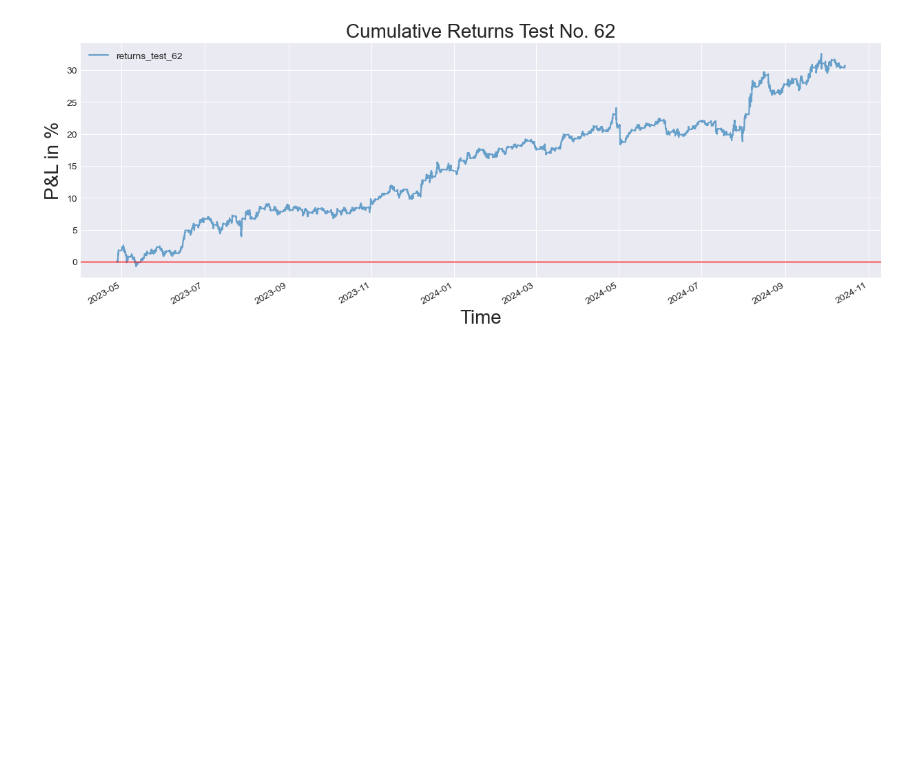
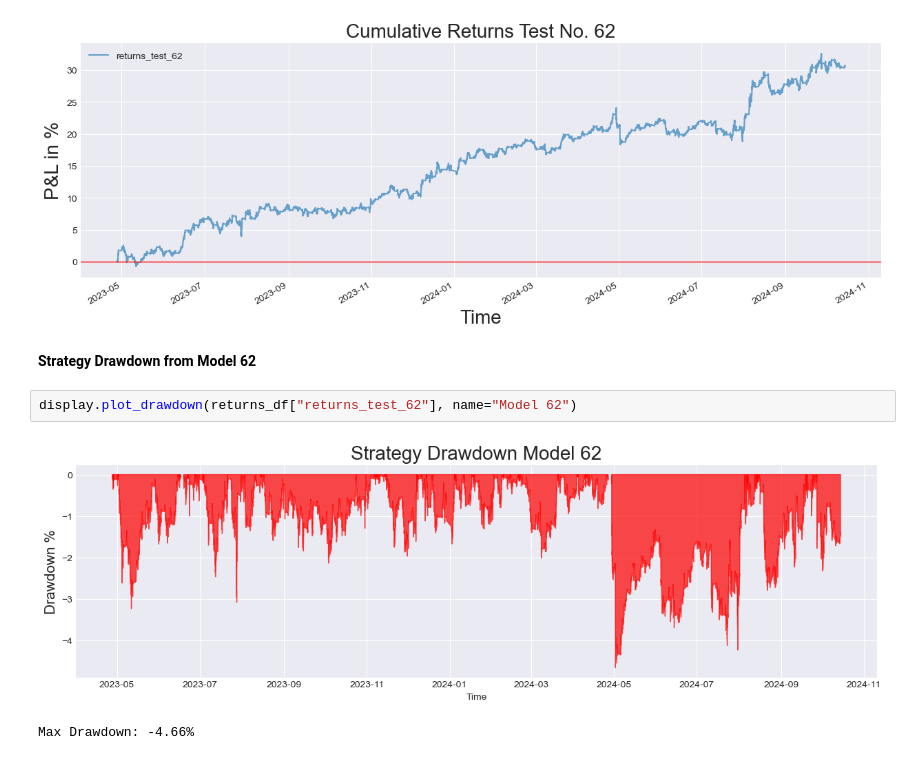
Before and after one commit to YarosInter/Time-Series-Conv1D-Neural-Network, a Jupyter notebook: Conv1D_Layer_Neural_Network.ipynb, the cells around one changed output. Cells and saved outputs as stored; diff of their text form; blank space fills up the shorter version.

```diff
--- a/Conv1D_Layer_Neural_Network.ipynb
+++ b/Conv1D_Layer_Neural_Network.ipynb
@@ -939,3 +939,10 @@ display.plot_test_returns(returns_df["returns_test_62"], name="Test No. 62")
 # %% [output]
 Profits : 30.63%
 [figure]
+# %% [markdown]
+**Strategy Drawdown from Model 62**
+# %%
+display.plot_drawdown(returns_df["returns_test_62"], name="Model 62")
+# %% [output]
+[figure, added]
+Max Drawdown: -4.66%
```
Also changed, not shown: parts of 7 cells of this notebook.
